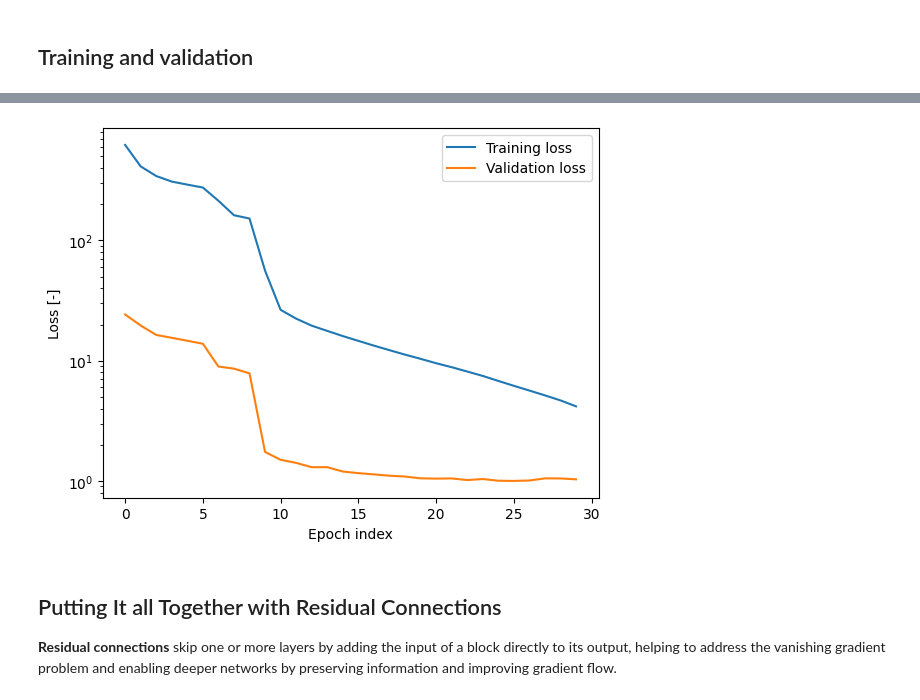
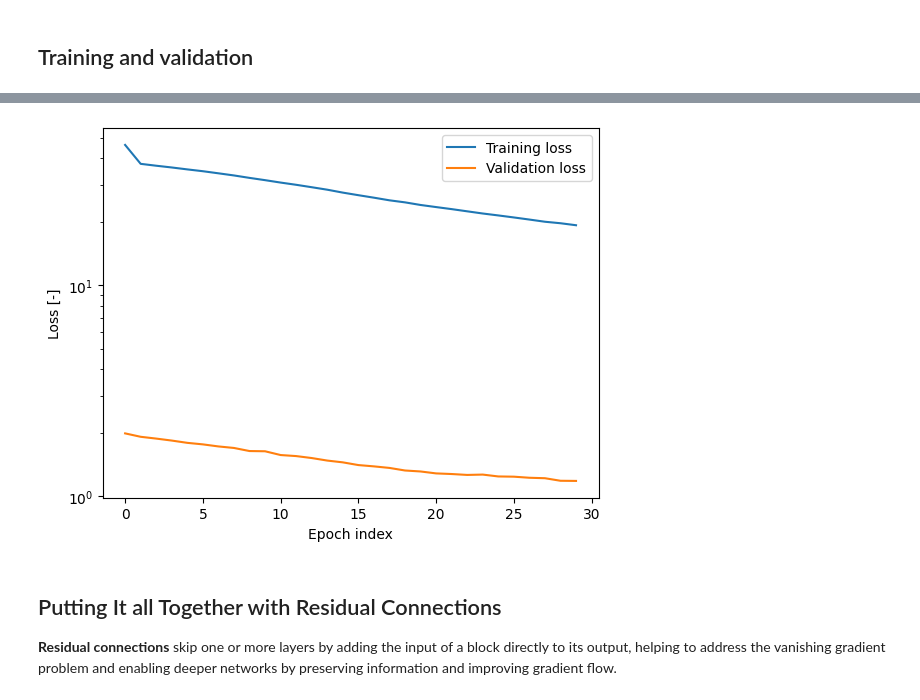
Before and after one commit to CVUT-FS-12110/pytorch-intro, a Jupyter notebook: resources/convolution.ipynb, the cells around one changed output, grey strips where cells are left out. Drawn from its saved outputs; the diff is of its cells as text; code cells hidden in the pictures.

```diff
--- a/resources/convolution.ipynb
+++ b/resources/convolution.ipynb
@@ -32,7 +32,7 @@ class DatasetArtificial(Dataset):
 
     def __init__(self, num=10, symbols="0123456789ABCDEF"):
         self.len = num
-        self.cls_to_label = list(set(symbols))
+        self.cls_to_label = list(symbols)
         self.label_to_cls = {label: idx for idx, label in enumerate(self.cls_to_label)}
         self.num_classes = len(symbols)
         self.shape = (32, 32)
@@ -42,7 +42,7 @@ class DatasetArtificial(Dataset):
         self.tensor_images = torch.empty((self.len, self.shape[0], self.shape[1]))
         self.tensor_one_hot = torch.empty((self.len, self.num_classes))
         font = cv.FONT_HERSHEY_SIMPLEX
-        loc = np.random.randint((5, 23), (11, 27), (num, 2))
+        loc = np.random.randint((3, 19), (20, 28), (num, 2))
         font_scale = np.random.random(num) * 0.2 + 0.5
         color = 255
         thickness = np.random.randint(1, 3, num)
@@ -313,16 +332,19 @@ class DigitClassifierV3(nn.Module):
         super(DigitClassifierV3, self).__init__()
         self.num_classes = num_classes
 
-        pooling_output_size = 16
-
         self._cnn = nn.Sequential(
             nn.Conv2d(input_channels, 8, kernel_size=5, padding=2),
             nn.ReLU(),
-            nn.AdaptiveMaxPool2d((pooling_output_size, pooling_output_size)),
+            nn.AdaptiveMaxPool2d((16, 16)),
+            nn.Conv2d(8, 16, kernel_size=3, padding=1),
+            nn.ReLU(),
+            nn.AdaptiveMaxPool2d((8, 8)),
+            nn.Conv2d(16, 16, kernel_size=1, padding=0),
+            nn.ReLU(),
         )
 
         self._fc = nn.Sequential(
-            nn.Linear(8 * pooling_output_size * pooling_output_size, 128),
+            nn.Linear(input_size * input_size, 128),
             nn.ReLU(),
             nn.Linear(128, num_classes),
             nn.Sigmoid()
@@ -358,4 +380,4 @@ Epoch [30/30], Time: 0.48s, Train Loss: 4.17447, Validation Loss: 1.03300, Accur
-[figure, old version]
+[figure, new version]
 # %% [markdown]
 ## Putting It all Together with Residual Connections
 
```
Also changed, not shown: parts of 7 cells of this notebook, 1 other file.
